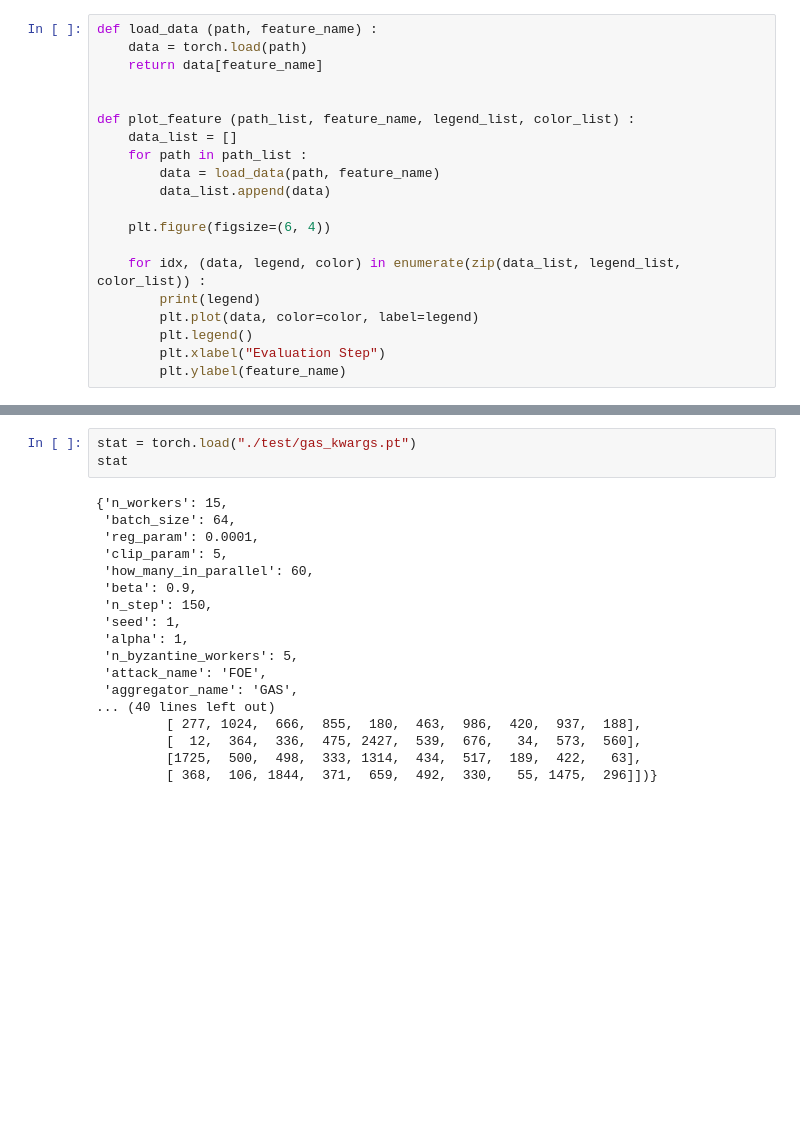
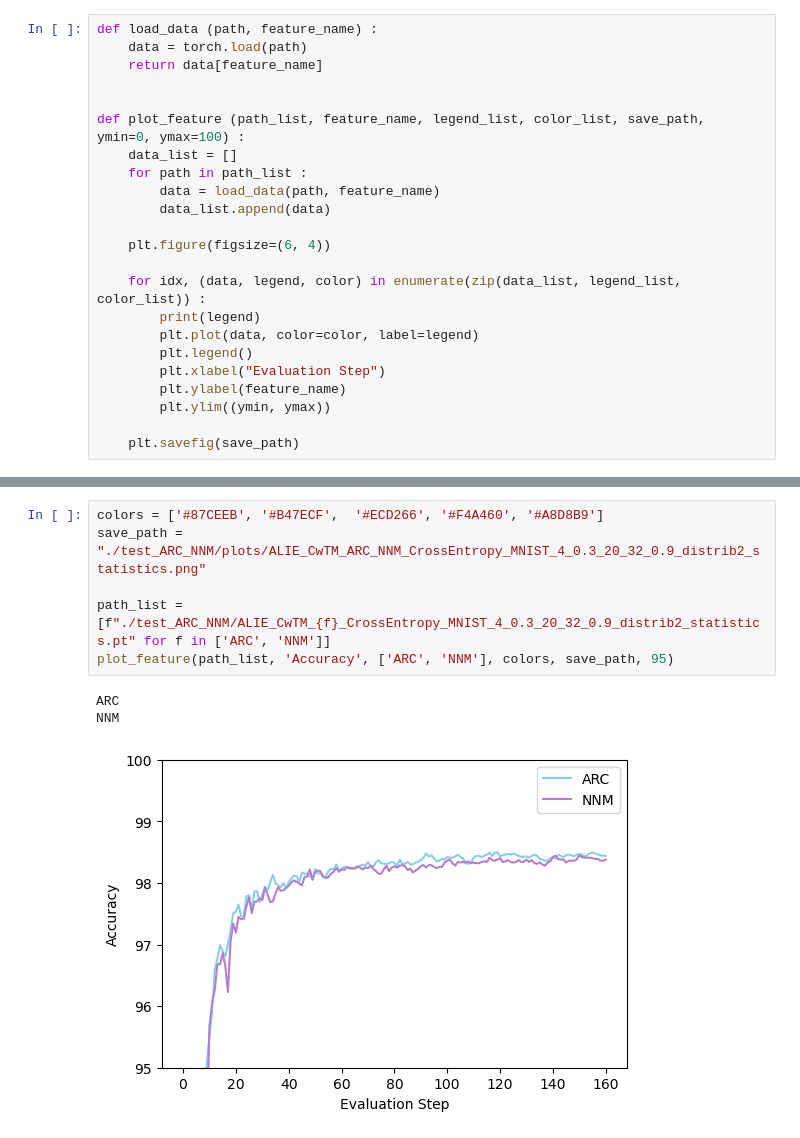
Before and after one commit to sandie-marion/GReco, a Jupyter notebook: test.ipynb, the cells around one changed output, grey strips where cells are left out. Drawn from its saved outputs; the diff is of its cells as text; blank space fills up the shorter version.

Commit message:
Cleared FedReDefense from repo, added attacks and experiment script, added EMNIST dataset and model

```diff
--- a/test.ipynb
+++ b/test.ipynb
@@ -8,7 +9,7 @@ def load_data (path, feature_name) :
     return data[feature_name]
 
 
-def plot_feature (path_list, feature_name, legend_list, color_list) :
+def plot_feature (path_list, feature_name, legend_list, color_list, save_path, ymin=0, ymax=100) :
     data_list = []
     for path in path_list :
         data = load_data(path, feature_name)
@@ -22,3 +23,6 @@ def plot_feature (path_list, feature_name, legend_list, color_list) :
         plt.legend()
         plt.xlabel("Evaluation Step")
         plt.ylabel(feature_name)
+        plt.ylim((ymin, ymax))
+
+    plt.savefig(save_path)
@@ -45,21 +29,10 @@ krum
-# %%
-stat = torch.load("./test/gas_kwargs.pt")
-stat
-# %% [output]
-{'n_workers': 15,
- 'batch_size': 64,
- 'reg_param': 0.0001,
- 'clip_param': 5,
- 'how_many_in_parallel': 60,
- 'beta': 0.9,
- 'n_step': 150,
- 'seed': 1,
- 'alpha': 1,
- 'n_byzantine_workers': 5,
- 'attack_name': 'FOE',
- 'aggregator_name': 'GAS',
-... (40 lines left out)
-         [ 277, 1024,  666,  855,  180,  463,  986,  420,  937,  188],
-         [  12,  364,  336,  475, 2427,  539,  676,   34,  573,  560],
-         [1725,  500,  498,  333, 1314,  434,  517,  189,  422,   63],
-         [ 368,  106, 1844,  371,  659,  492,  330,   55, 1475,  296]])}
+# %%
+colors = ['#87CEEB', '#B47ECF',  '#ECD266', '#F4A460', '#A8D8B9']
+save_path = "./test_ARC_NNM/plots/ALIE_CwTM_ARC_NNM_CrossEntropy_MNIST_4_0.3_20_32_0.9_distrib2_statistics.png"
+
+path_list = [f"./test_ARC_NNM/ALIE_CwTM_{f}_CrossEntropy_MNIST_4_0.3_20_32_0.9_distrib2_statistics.pt" for f in ['ARC', 'NNM']]
+plot_feature(path_list, 'Accuracy', ['ARC', 'NNM'], colors, save_path, 95)
+# %% [output]
+ARC
+NNM
+[figure, added]
```
Also changed, not shown: parts of 10 cells of this notebook, 10 other files.
